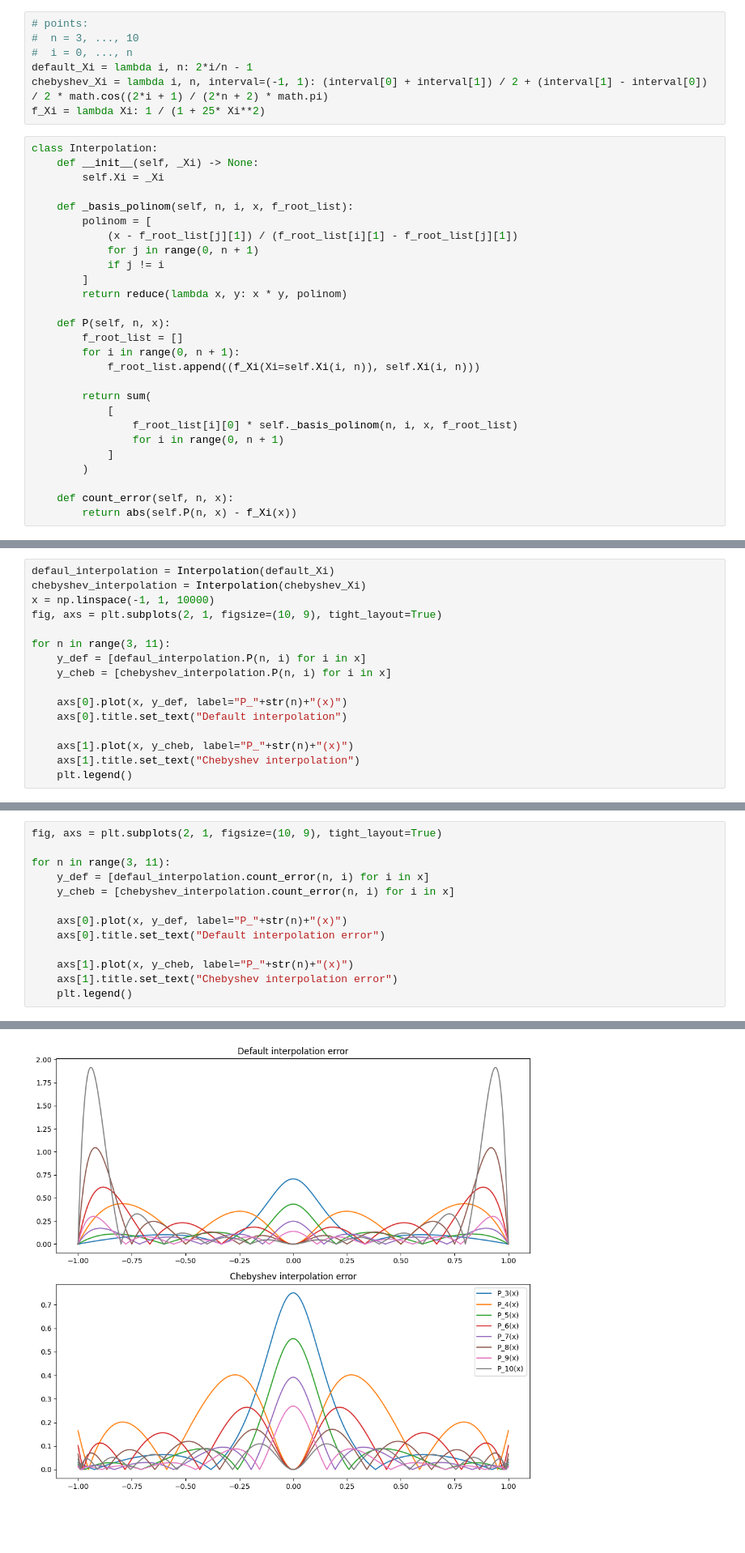
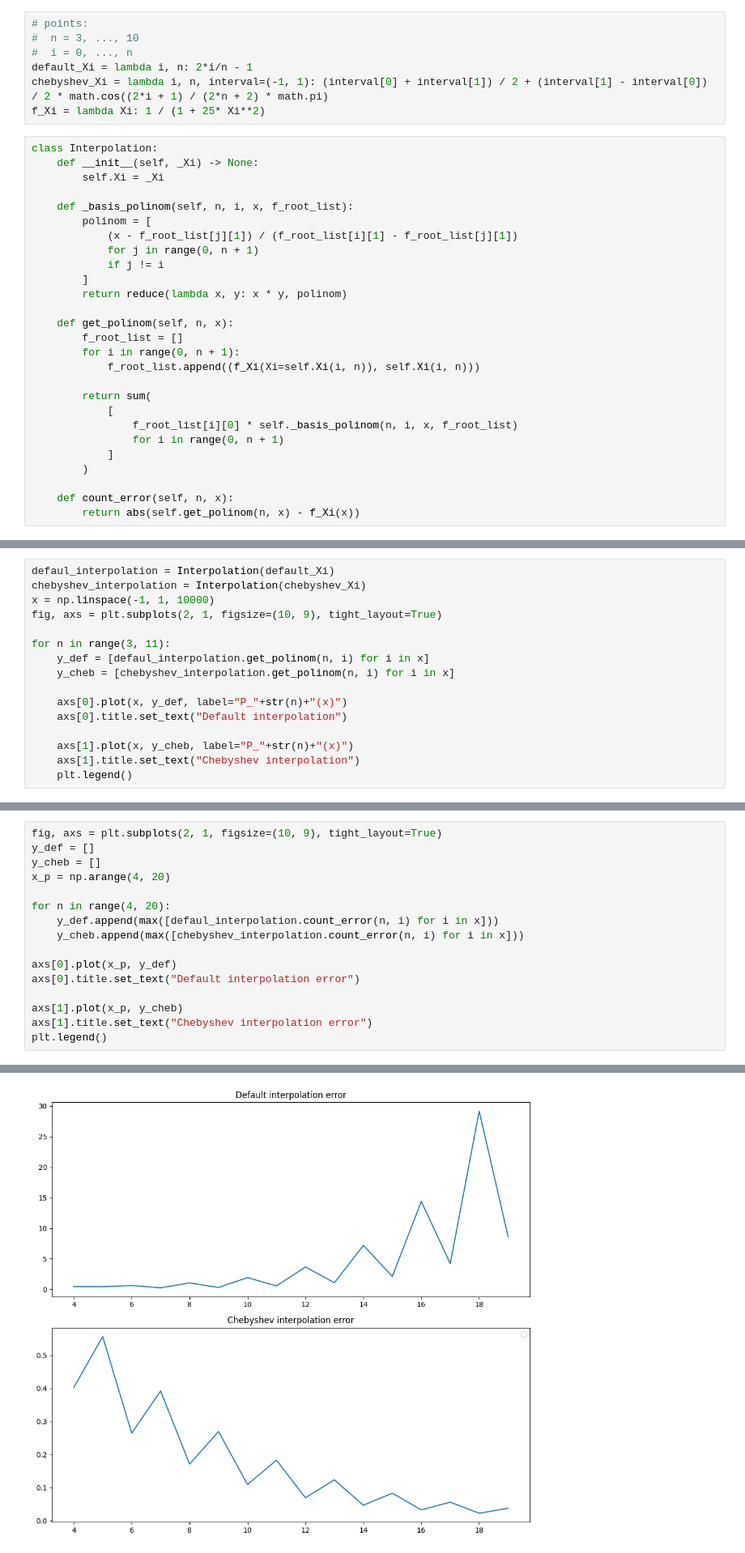
Before and after one commit to RogueTMs/MVM, a Jupyter notebook: Task3MVM.ipynb, the cells around one changed output, grey strips where cells are left out. Shown at 81% size. Cells and saved outputs as stored; diff of their text form; blank space fills up the shorter version.

```diff
--- a/Task3MVM.ipynb
+++ b/Task3MVM.ipynb
@@ -23,7 +23,7 @@ class Interpolation:
         ]
         return reduce(lambda x, y: x * y, polinom)
 
-    def P(self, n, x):
+    def get_polinom(self, n, x):
         f_root_list = []
         for i in range(0, n + 1):
             f_root_list.append((f_Xi(Xi=self.Xi(i, n)), self.Xi(i, n)))
@@ -36,7 +36,7 @@ class Interpolation:
         )
 
     def count_error(self, n, x):
-        return abs(self.P(n, x) - f_Xi(x))
+        return abs(self.get_polinom(n, x) - f_Xi(x))
 # %%
 x = np.linspace(-2, 2, 10000)
 y = [f_Xi(i) for i in x]
@@ -53,8 +53,8 @@ x = np.linspace(-1, 1, 10000)
 fig, axs = plt.subplots(2, 1, figsize=(10, 9), tight_layout=True)
 
 for n in range(3, 11):
-    y_def = [defaul_interpolation.P(n, i) for i in x]
-    y_cheb = [chebyshev_interpolation.P(n, i) for i in x]
+    y_def = [defaul_interpolation.get_polinom(n, i) for i in x]
+    y_cheb = [chebyshev_interpolation.get_polinom(n, i) for i in x]
 
     axs[0].plot(x, y_def, label="P_"+str(n)+"(x)")
     axs[0].title.set_text("Default interpolation")
@@ -66,15 +66,18 @@ for n in range(3, 11):
 [figure]
 # %%
 fig, axs = plt.subplots(2, 1, figsize=(10, 9), tight_layout=True)
+y_def = []
+y_cheb = []
+x_p = np.arange(4, 20)
 
-for n in range(3, 11):
-    y_def = [defaul_interpolation.count_error(n, i) for i in x]
-    y_cheb = [chebyshev_interpolation.count_error(n, i) for i in x]
+for n in range(4, 20):
+    y_def.append(max([defaul_interpolation.count_error(n, i) for i in x]))
+    y_cheb.append(max([chebyshev_interpolation.count_error(n, i) for i in x]))
 
-    axs[0].plot(x, y_def, label="P_"+str(n)+"(x)")
-    axs[0].title.set_text("Default interpolation error")
+axs[0].plot(x_p, y_def)
+axs[0].title.set_text("Default interpolation error")
 
-    axs[1].plot(x, y_cheb, label="P_"+str(n)+"(x)")
-    axs[1].title.set_text("Chebyshev interpolation error")
-    plt.legend()
+axs[1].plot(x_p, y_cheb)
+axs[1].title.set_text("Chebyshev interpolation error")
+plt.legend()
 # %% [output]
@@ -81 +86 @@ for n in range(3, 11):
-[figure, old version]
+[figure, new version]
```
Also changed, not shown: parts of 2 cells of this notebook, 2 other files.
